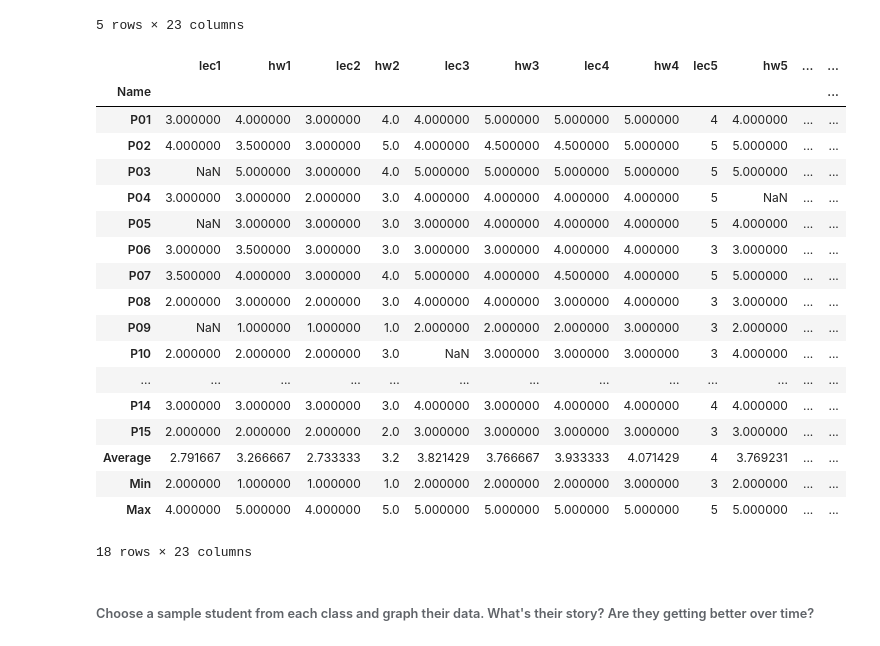
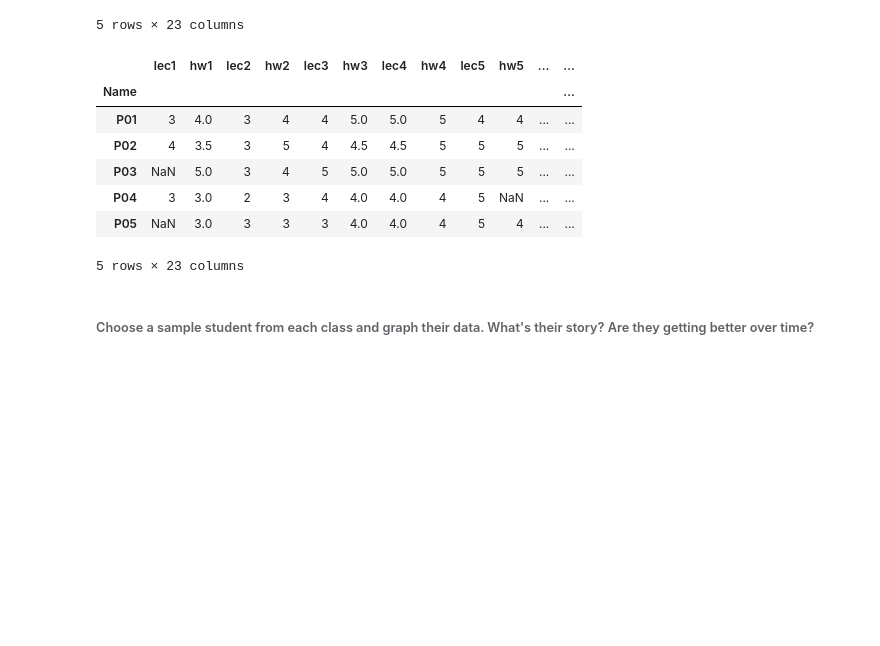
Before and after one commit to tiyd-python-2015-01/cohort-data, a Jupyter notebook: cohort_data.ipynb, the cells around one changed output. Drawn from its saved outputs; the diff is of its cells as text; code cells hidden in the pictures; blank space fills up the shorter version.

```diff
--- a/cohort_data.ipynb
+++ b/cohort_data.ipynb
@@ -123,29 +124,17 @@ ru_combined.head()
 | R04 | 2 | 4 | 4 | 4 | 5 | 5 | 4 | 5 | 4 | 6 | ... | ... |
 | R05 | 2 | 3 | 5 | 4.5 | 3 | 4 | 3 | 5 | 3 | 3 | ... | ... |
 5 rows × 23 columns
-# %%
-cohort_python = cohort_python.set_index('Name')
-cohort_python
-# %% [output]
-|  | lec1 | hw1 | lec2 | hw2 | lec3 | hw3 | lec4 | hw4 | lec5 | hw5 | ... | ... |
-| Name |  |  |  |  |  |  |  |  |  |  |  | ... |
-| P01 | 3.000000 | 4.000000 | 3.000000 | 4.0 | 4.000000 | 5.000000 | 5.000000 | 5.000000 | 4 | 4.000000 | ... | ... |
-| P02 | 4.000000 | 3.500000 | 3.000000 | 5.0 | 4.000000 | 4.500000 | 4.500000 | 5.000000 | 5 | 5.000000 | ... | ... |
-| P03 | NaN | 5.000000 | 3.000000 | 4.0 | 5.000000 | 5.000000 | 5.000000 | 5.000000 | 5 | 5.000000 | ... | ... |
-| P04 | 3.000000 | 3.000000 | 2.000000 | 3.0 | 4.000000 | 4.000000 | 4.000000 | 4.000000 | 5 | NaN | ... | ... |
-| P05 | NaN | 3.000000 | 3.000000 | 3.0 | 3.000000 | 4.000000 | 4.000000 | 4.000000 | 5 | 4.000000 | ... | ... |
-| P06 | 3.000000 | 3.500000 | 3.000000 | 3.0 | 3.000000 | 3.000000 | 4.000000 | 4.000000 | 3 | 3.000000 | ... | ... |
-| P07 | 3.500000 | 4.000000 | 3.000000 | 4.0 | 5.000000 | 4.000000 | 4.500000 | 4.000000 | 5 | 5.000000 | ... | ... |
-| P08 | 2.000000 | 3.000000 | 2.000000 | 3.0 | 4.000000 | 4.000000 | 3.000000 | 4.000000 | 3 | 3.000000 | ... | ... |
-| P09 | NaN | 1.000000 | 1.000000 | 1.0 | 2.000000 | 2.000000 | 2.000000 | 3.000000 | 3 | 2.000000 | ... | ... |
-| P10 | 2.000000 | 2.000000 | 2.000000 | 3.0 | NaN | 3.000000 | 3.000000 | 3.000000 | 3 | 4.000000 | ... | ... |
-| ... | ... | ... | ... | ... | ... | ... | ... | ... | ... | ... | ... | ... |
-| P14 | 3.000000 | 3.000000 | 3.000000 | 3.0 | 4.000000 | 3.000000 | 4.000000 | 4.000000 | 4 | 4.000000 | ... | ... |
-| P15 | 2.000000 | 2.000000 | 2.000000 | 2.0 | 3.000000 | 3.000000 | 3.000000 | 3.000000 | 3 | 3.000000 | ... | ... |
-| Average | 2.791667 | 3.266667 | 2.733333 | 3.2 | 3.821429 | 3.766667 | 3.933333 | 4.071429 | 4 | 3.769231 | ... | ... |
-| Min | 2.000000 | 1.000000 | 1.000000 | 1.0 | 2.000000 | 2.000000 | 2.000000 | 3.000000 | 3 | 2.000000 | ... | ... |
-| Max | 4.000000 | 5.000000 | 4.000000 | 5.0 | 5.000000 | 5.000000 | 5.000000 | 5.000000 | 5 | 5.000000 | ... | ... |
-18 rows × 23 columns
+# %%
+cohort_python.head()
+# %% [output]
+|  | lec1 | hw1 | lec2 | hw2 | lec3 | hw3 | lec4 | hw4 | lec5 | hw5 | ... | ... |
+| Name |  |  |  |  |  |  |  |  |  |  |  | ... |
+| P01 | 3 | 4.0 | 3 | 4 | 4 | 5.0 | 5.0 | 5 | 4 | 4 | ... | ... |
+| P02 | 4 | 3.5 | 3 | 5 | 4 | 4.5 | 4.5 | 5 | 5 | 5 | ... | ... |
+| P03 | NaN | 5.0 | 3 | 4 | 5 | 5.0 | 5.0 | 5 | 5 | 5 | ... | ... |
+| P04 | 3 | 3.0 | 2 | 3 | 4 | 4.0 | 4.0 | 4 | 5 | NaN | ... | ... |
+| P05 | NaN | 3.0 | 3 | 3 | 3 | 4.0 | 4.0 | 4 | 5 | 4 | ... | ... |
+5 rows × 23 columns
 # %% [markdown]
 ###### Choose a sample student from each class and graph their data. What's their story? Are they getting better over time?
 # %%
```
Also changed, not shown: parts of 1 cell of this notebook, 1 other file.
